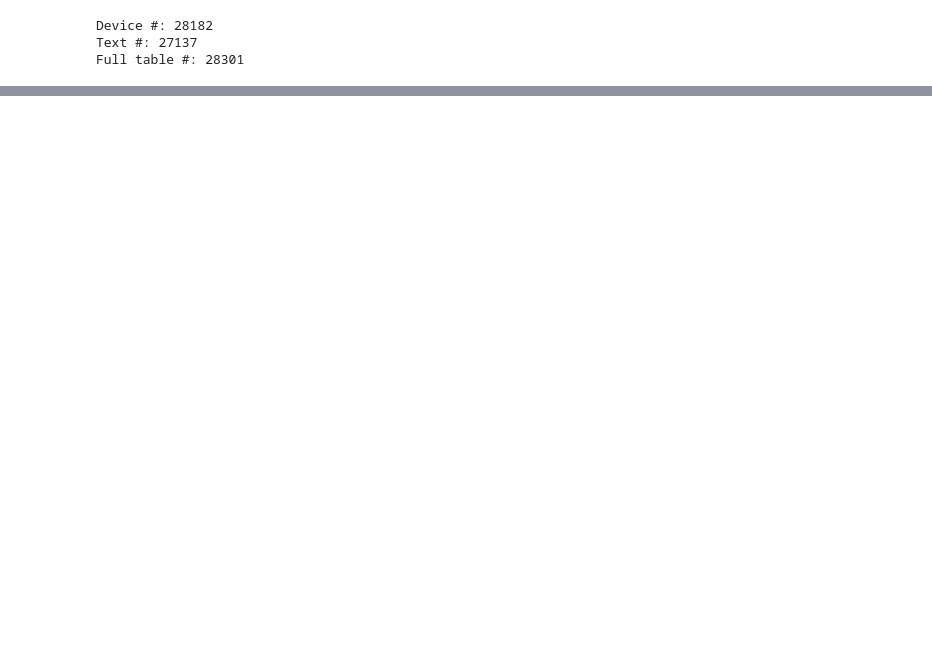
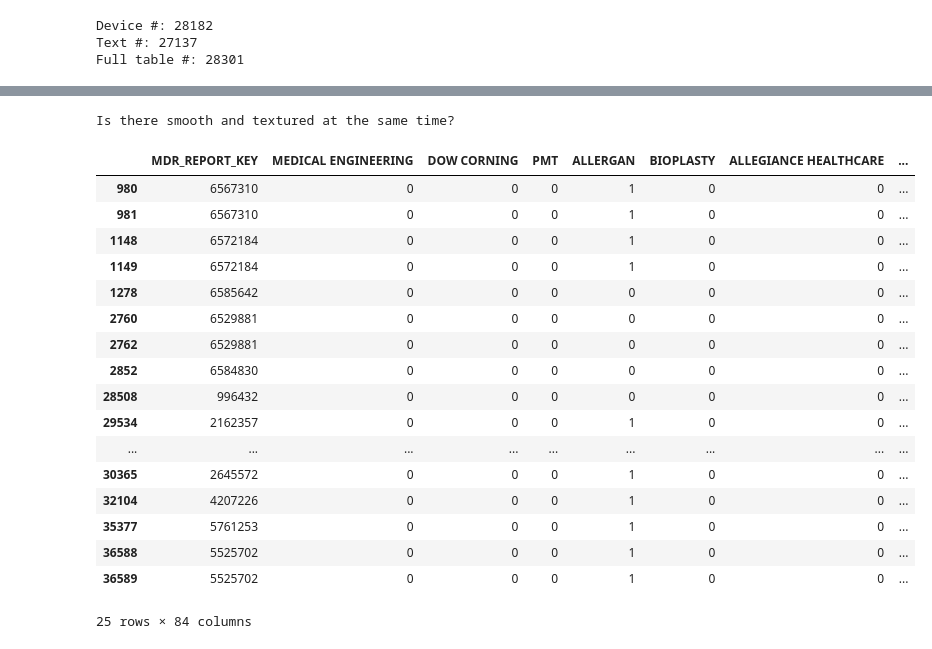
Before and after one commit to jacobwang123/MAUDE, a Jupyter notebook: 13_Word_Frequency_&_Vector.ipynb, the cells around one changed output, grey strips where cells are left out. Saved outputs shown, nothing was run; the diff lists cells and outputs as text; code cells hidden in the pictures; blank space fills up the shorter version.

```diff
--- a/13_Word_Frequency_&_Vector.ipynb
+++ b/13_Word_Frequency_&_Vector.ipynb
@@ -290,0 +352,23 @@ df_vector.head(20)
+# %%
+print('Is there smooth and textured at the same time?')
+df_vector.loc[(df_vector['SMOOTH']==1) & (df_vector['TEXTURED']==1), :]
+# %% [output]
+Is there smooth and textured at the same time?
+|  | MDR_REPORT_KEY | MEDICAL ENGINEERING | DOW CORNING | PMT | ALLERGAN | BIOPLASTY | ALLEGIANCE HEALTHCARE | ... |
+| 980 | 6567310 | 0 | 0 | 0 | 1 | 0 | 0 | ... |
+| 981 | 6567310 | 0 | 0 | 0 | 1 | 0 | 0 | ... |
+| 1148 | 6572184 | 0 | 0 | 0 | 1 | 0 | 0 | ... |
+| 1149 | 6572184 | 0 | 0 | 0 | 1 | 0 | 0 | ... |
+| 1278 | 6585642 | 0 | 0 | 0 | 0 | 0 | 0 | ... |
+| 2760 | 6529881 | 0 | 0 | 0 | 0 | 0 | 0 | ... |
+| 2762 | 6529881 | 0 | 0 | 0 | 0 | 0 | 0 | ... |
+| 2852 | 6584830 | 0 | 0 | 0 | 0 | 0 | 0 | ... |
+| 28508 | 996432 | 0 | 0 | 0 | 0 | 0 | 0 | ... |
+| 29534 | 2162357 | 0 | 0 | 0 | 1 | 0 | 0 | ... |
+| ... | ... | ... | ... | ... | ... | ... | ... | ... |
+| 30365 | 2645572 | 0 | 0 | 0 | 1 | 0 | 0 | ... |
+| 32104 | 4207226 | 0 | 0 | 0 | 1 | 0 | 0 | ... |
+| 35377 | 5761253 | 0 | 0 | 0 | 1 | 0 | 0 | ... |
+| 36588 | 5525702 | 0 | 0 | 0 | 1 | 0 | 0 | ... |
+| 36589 | 5525702 | 0 | 0 | 0 | 1 | 0 | 0 | ... |
+25 rows × 84 columns
```
Also changed, not shown: parts of 14 cells of this notebook, 55 other files.
